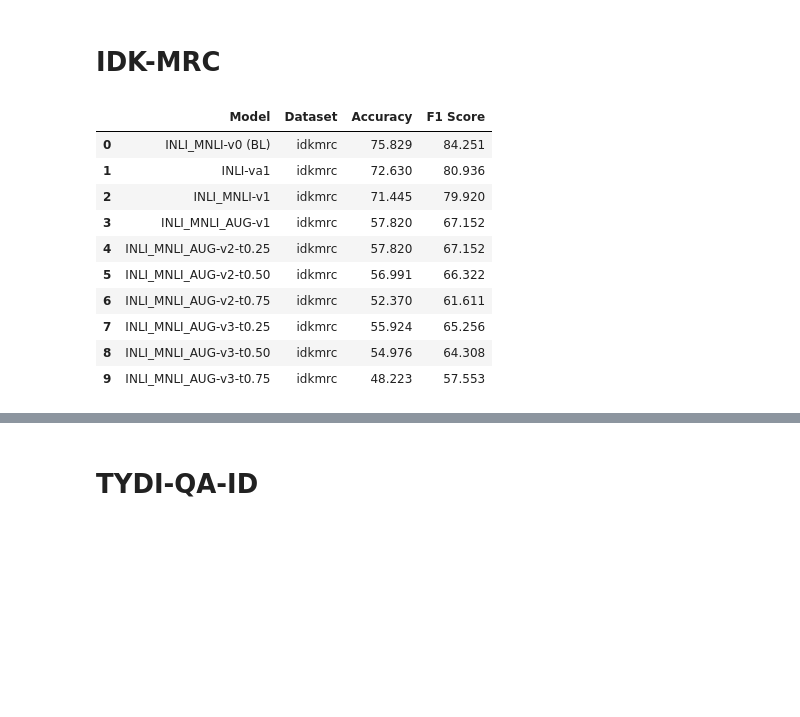
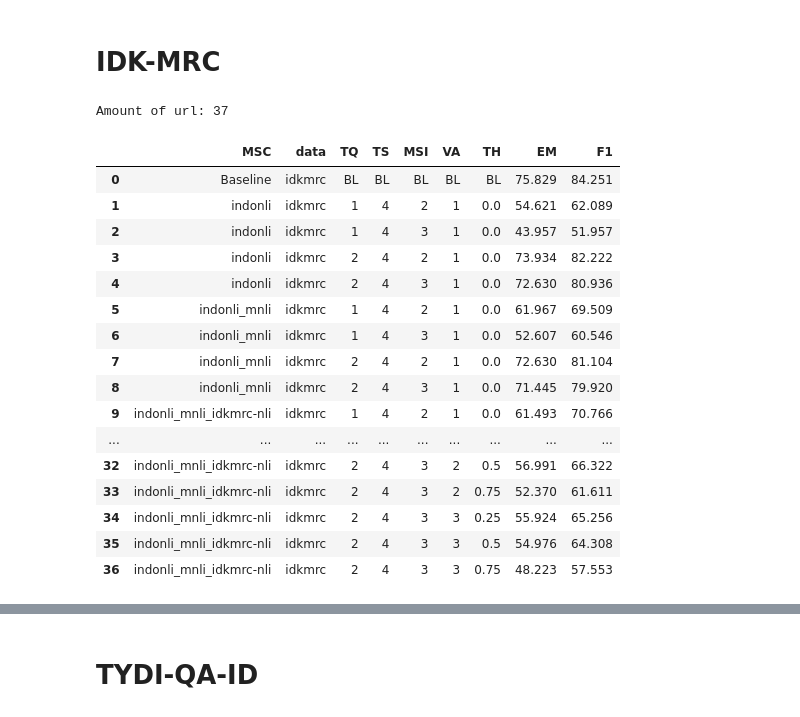
Before and after one commit to muhammadravi251001/multilingual-qas-with-nli, a Jupyter notebook: utilities/main table for paper.ipynb, the cells around one changed output, grey strips where cells are left out. Saved outputs shown, nothing was run; the diff lists cells and outputs as text; code cells hidden in the pictures; blank space fills up the shorter version.

Commit message:
add main table

```diff
--- a/utilities/main table for paper.ipynb
+++ b/utilities/main table for paper.ipynb
@@ -9,7 +9,7 @@ import re
 prefix = "https://huggingface.co/muhammadravi251001/fine-tuned-FilteringNLI-"
 suffix = "/blob/main/results/evaluation/metric_result.txt"
 # %%
-def acc_and_f1(p_url, acc, id="L1"):
+def em_and_f1(p_url, acc, id="L1"):
 
     page = requests.get(p_url)
     soup = BeautifulSoup(page.content)
@@ -95,19 +83,50 @@ def show_table_of_acc_and_f1(data):
+# %%
+import pandas as pd
+import re
+from tqdm import tqdm
+
+def create_table(url_list, data):
+
+    data_list = []
+    for url in tqdm(url_list, desc="Processing URLs", unit="URL"):
+        extracted_values = extract_values(url, data)
+        data_list.append(extracted_values)
+
+    df = pd.DataFrame(data_list, columns=['MSC', 'data', 'TQ', 'TS', 'MSI', 'VA', 'TH', 'EM', 'F1'])
+
+    df.loc[0, 'MSC'] = "Baseline"
+    df.loc[0, 'TQ'] = "BL"
+    df.loc[0, 'TS'] = "BL"
+    df.loc[0, 'MSI'] = "BL"
+    df.loc[0, 'VA'] = "BL"
+    df.loc[0, 'TH'] = "BL"
+
+    return df
 # %% [markdown]
 # IDK-MRC
 # %%
 data = "idkmrc"
-table = pd.DataFrame(show_table_of_acc_and_f1(data))
+url_list = take_all_url(data)
+table = pd.DataFrame(create_table(url_list, data))
+table.to_excel(f'{data}-nli-validator.xlsx', index=False)
 table
 # %% [output]
+Amount of url: 37
-|  | Model | Dataset | Accuracy | F1 Score |
-| 0 | INLI_MNLI-v0 (BL) | idkmrc | 75.829 | 84.251 |
-| 1 | INLI-va1 | idkmrc | 72.630 | 80.936 |
-| 2 | INLI_MNLI-v1 | idkmrc | 71.445 | 79.920 |
-| 3 | INLI_MNLI_AUG-v1 | idkmrc | 57.820 | 67.152 |
-| 4 | INLI_MNLI_AUG-v2-t0.25 | idkmrc | 57.820 | 67.152 |
-| 5 | INLI_MNLI_AUG-v2-t0.50 | idkmrc | 56.991 | 66.322 |
-| 6 | INLI_MNLI_AUG-v2-t0.75 | idkmrc | 52.370 | 61.611 |
-| 7 | INLI_MNLI_AUG-v3-t0.25 | idkmrc | 55.924 | 65.256 |
-| 8 | INLI_MNLI_AUG-v3-t0.50 | idkmrc | 54.976 | 64.308 |
-| 9 | INLI_MNLI_AUG-v3-t0.75 | idkmrc | 48.223 | 57.553 |
+|  | MSC | data | TQ | TS | MSI | VA | TH | EM | F1 |
+| 0 | Baseline | idkmrc | BL | BL | BL | BL | BL | 75.829 | 84.251 |
+| 1 | indonli | idkmrc | 1 | 4 | 2 | 1 | 0.0 | 54.621 | 62.089 |
+| 2 | indonli | idkmrc | 1 | 4 | 3 | 1 | 0.0 | 43.957 | 51.957 |
+| 3 | indonli | idkmrc | 2 | 4 | 2 | 1 | 0.0 | 73.934 | 82.222 |
+| 4 | indonli | idkmrc | 2 | 4 | 3 | 1 | 0.0 | 72.630 | 80.936 |
+| 5 | indonli_mnli | idkmrc | 1 | 4 | 2 | 1 | 0.0 | 61.967 | 69.509 |
+| 6 | indonli_mnli | idkmrc | 1 | 4 | 3 | 1 | 0.0 | 52.607 | 60.546 |
+| 7 | indonli_mnli | idkmrc | 2 | 4 | 2 | 1 | 0.0 | 72.630 | 81.104 |
+| 8 | indonli_mnli | idkmrc | 2 | 4 | 3 | 1 | 0.0 | 71.445 | 79.920 |
+| 9 | indonli_mnli_idkmrc-nli | idkmrc | 1 | 4 | 2 | 1 | 0.0 | 61.493 | 70.766 |
+| ... | ... | ... | ... | ... | ... | ... | ... | ... | ... |
+| 32 | indonli_mnli_idkmrc-nli | idkmrc | 2 | 4 | 3 | 2 | 0.5 | 56.991 | 66.322 |
+| 33 | indonli_mnli_idkmrc-nli | idkmrc | 2 | 4 | 3 | 2 | 0.75 | 52.370 | 61.611 |
+| 34 | indonli_mnli_idkmrc-nli | idkmrc | 2 | 4 | 3 | 3 | 0.25 | 55.924 | 65.256 |
+| 35 | indonli_mnli_idkmrc-nli | idkmrc | 2 | 4 | 3 | 3 | 0.5 | 54.976 | 64.308 |
+| 36 | indonli_mnli_idkmrc-nli | idkmrc | 2 | 4 | 3 | 3 | 0.75 | 48.223 | 57.553 |
 # %%
```
Also changed, not shown: parts of 8 cells of this notebook.
